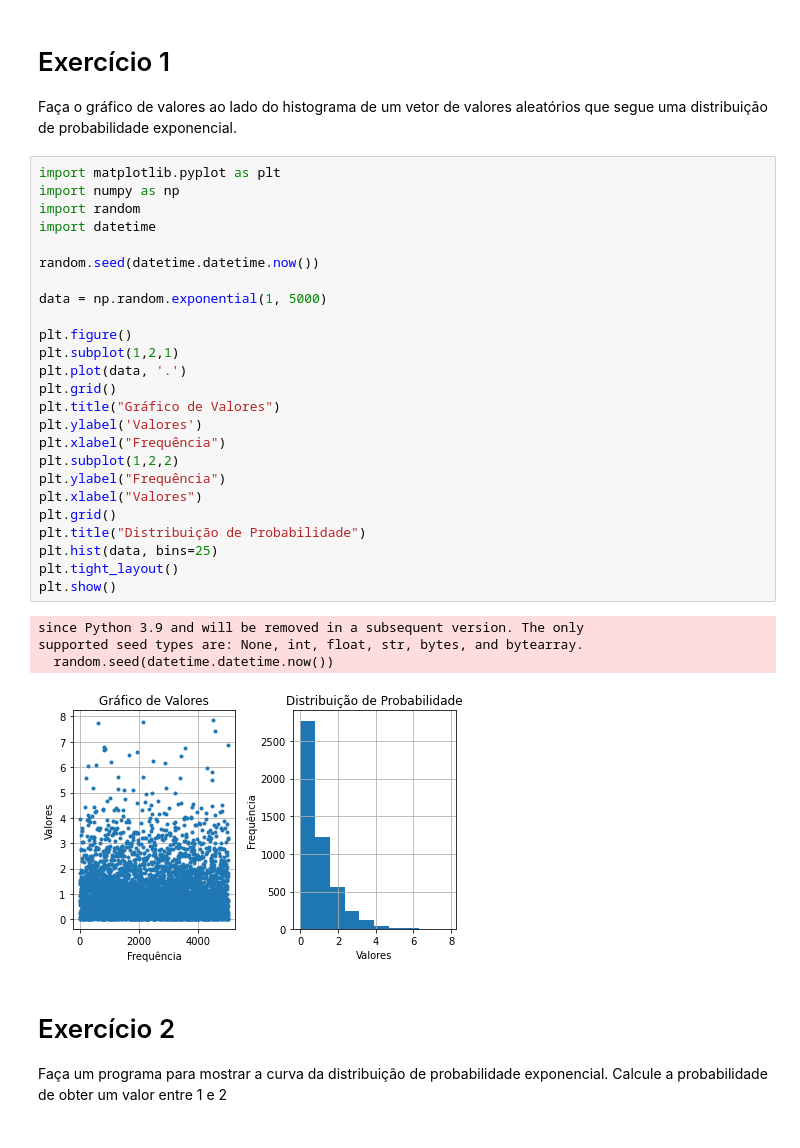
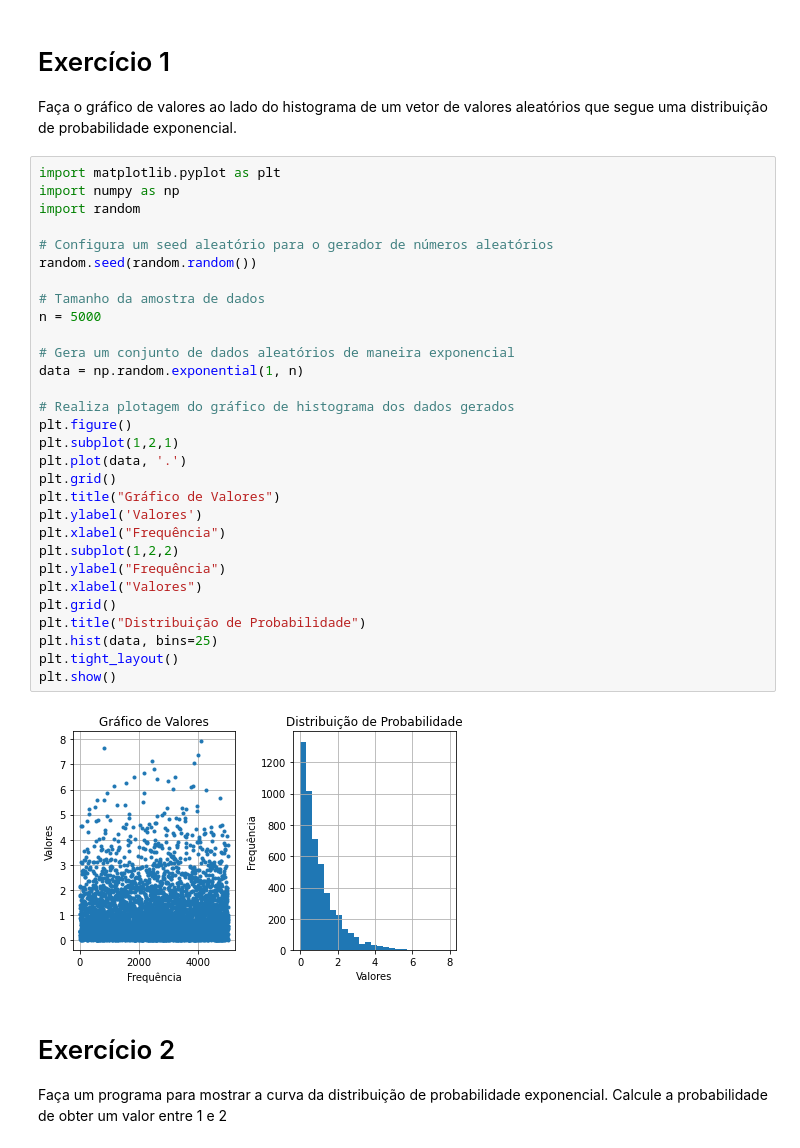
Before and after one commit to rhenandias/TE2D6, a Jupyter notebook: Atividade 1.ipynb, the cells around one changed output. Cells and saved outputs as stored; diff of their text form.

```diff
--- a/Atividade 1.ipynb
+++ b/Atividade 1.ipynb
@@ -5,33 +5,35 @@ Faça o gráfico de valores ao lado do histograma de um vetor de valores aleató
 # %%
 import matplotlib.pyplot as plt
 import numpy as np
 import random
-import datetime
 
-random.seed(datetime.datetime.now())
+# Configura um seed aleatório para o gerador de números aleatórios
+random.seed(random.random())
 
-data = np.random.exponential(1, 5000)
+# Tamanho da amostra de dados
+n = 5000
 
+# Gera um conjunto de dados aleatórios de maneira exponencial
+data = np.random.exponential(1, n)
+
+# Realiza plotagem do gráfico de histograma dos dados gerados
 plt.figure()
 plt.subplot(1,2,1)
 plt.plot(data, '.')
 plt.grid()
 plt.title("Gráfico de Valores")
 plt.ylabel('Valores')
 plt.xlabel("Frequência")
 plt.subplot(1,2,2)
 plt.ylabel("Frequência")
 plt.xlabel("Valores")
 plt.grid()
 plt.title("Distribuição de Probabilidade")
 plt.hist(data, bins=25)
 plt.tight_layout()
 plt.show()
 # %% [output]
-since Python 3.9 and will be removed in a subsequent version. The only
-supported seed types are: None, int, float, str, bytes, and bytearray.
-  random.seed(datetime.datetime.now())
-[figure, old version]
+[figure, new version]
 # %% [markdown]
 # Exercício 2
 
```
Also changed, not shown: parts of 2 cells of this notebook.
